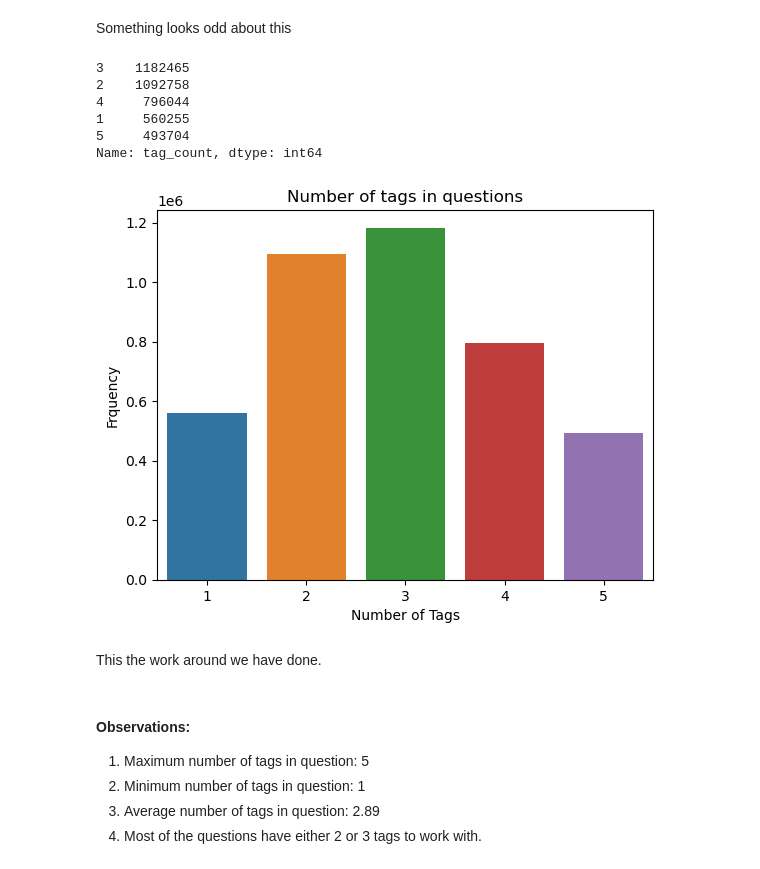
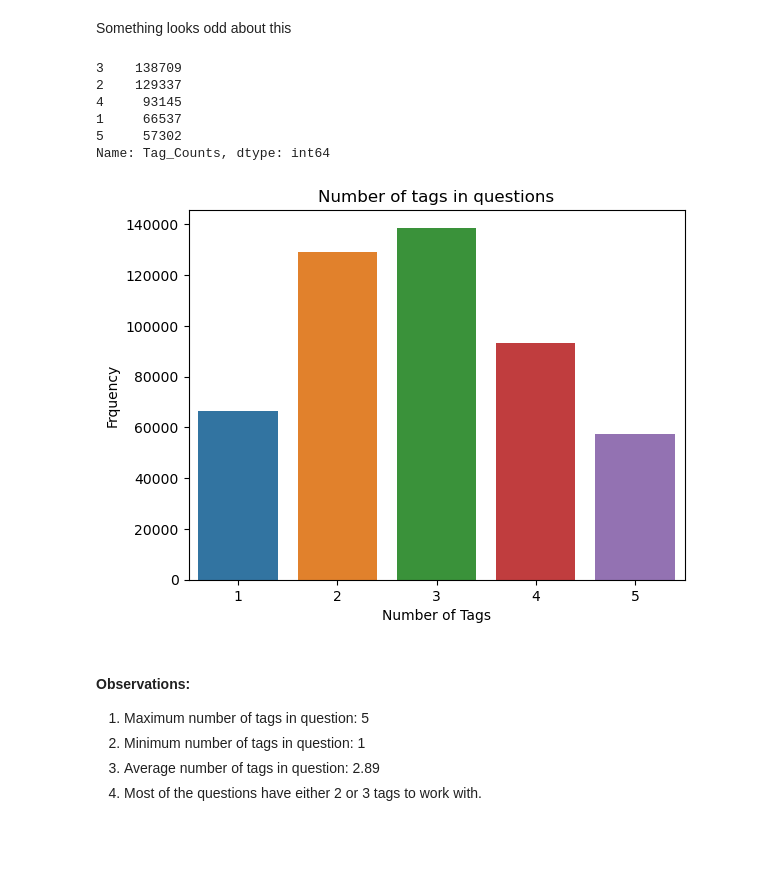
Before and after one commit to anidec25/Stack-Overflow-Tag-Prediction, a Jupyter notebook: notebook-stackoverflow.ipynb, the cells around one changed output. Saved outputs shown, nothing was run; the diff lists cells and outputs as text; code cells hidden in the pictures; blank space fills up the shorter version.

Commit message:
Kaggle Notebook | notebook-stackoverflow | Version 7

```diff
--- a/notebook-stackoverflow.ipynb
+++ b/notebook-stackoverflow.ipynb
@@ -49,8 +39,8 @@ Archive:  /kaggle/input/facebook-recruiting-iii-keyword-extraction/Train.zip
 Archive:  /kaggle/input/facebook-recruiting-iii-keyword-extraction/Test.zip
   inflating: Test.csv
 # %%
-df_train = pd.read_csv('/kaggle/working/Train.csv')
-# df_test = pd.read_csv('/kaggle/working/Test.csv')
+df_train = pd.read_csv('/kaggle/working/Train.csv').sample(500000)
+df_test = pd.read_csv('/kaggle/working/Test.csv').sample(50000)
 # %% [markdown]
 # Exploring the data
 # %%
@@ -135,2 +144,2 @@ dtype: int64
 # %%
-df_train['tag_count'] = df_train['Tags'].apply(lambda x: len(x.split()))
+df_train['Tag_Counts'] = df_train['Tags'].apply(lambda x: len(x.split()))
@@ -207,27 +199,25 @@ df_train
 # %% [markdown]
 Something looks odd about this
 # %%
-df_train['tag_count'].value_counts()
+df_train['Tag_Counts'].value_counts()
 # %% [output]
-3    1182465
-2    1092758
-4     796044
-1     560255
-5     493704
-Name: tag_count, dtype: int64
+3    138709
+2    129337
+4     93145
+1     66537
+5     57302
+Name: Tag_Counts, dtype: int64
 # %%
-df_train_tag_freq = df_train['tag_count'].value_counts().reset_index().sort_values(by='index').rename(columns = {'index':'tag_count', 'tag_count':'tag_value_counts'})
+df_train_tag_freq = df_train['Tag_Counts'].value_counts().reset_index().sort_values(by='index').rename(columns = {'index':'tag_count', 'Tag_Counts':'tag_value_counts'})
 
 
 plt.title('Number of tags in questions')
 sns.barplot(data = df_train_tag_freq, x = 'tag_count', y = 'tag_value_counts')
 plt.xlabel('Number of Tags')
 plt.ylabel('Frquency')
 plt.show()
 # %% [output]
-[figure, old version]
+[figure, new version]
-# %% [markdown]
-This the work around we have done.
 # %% [markdown]
 #### Observations:
 1. Maximum number of tags in question: 5
```
Also changed, not shown: parts of 103 cells of this notebook.
